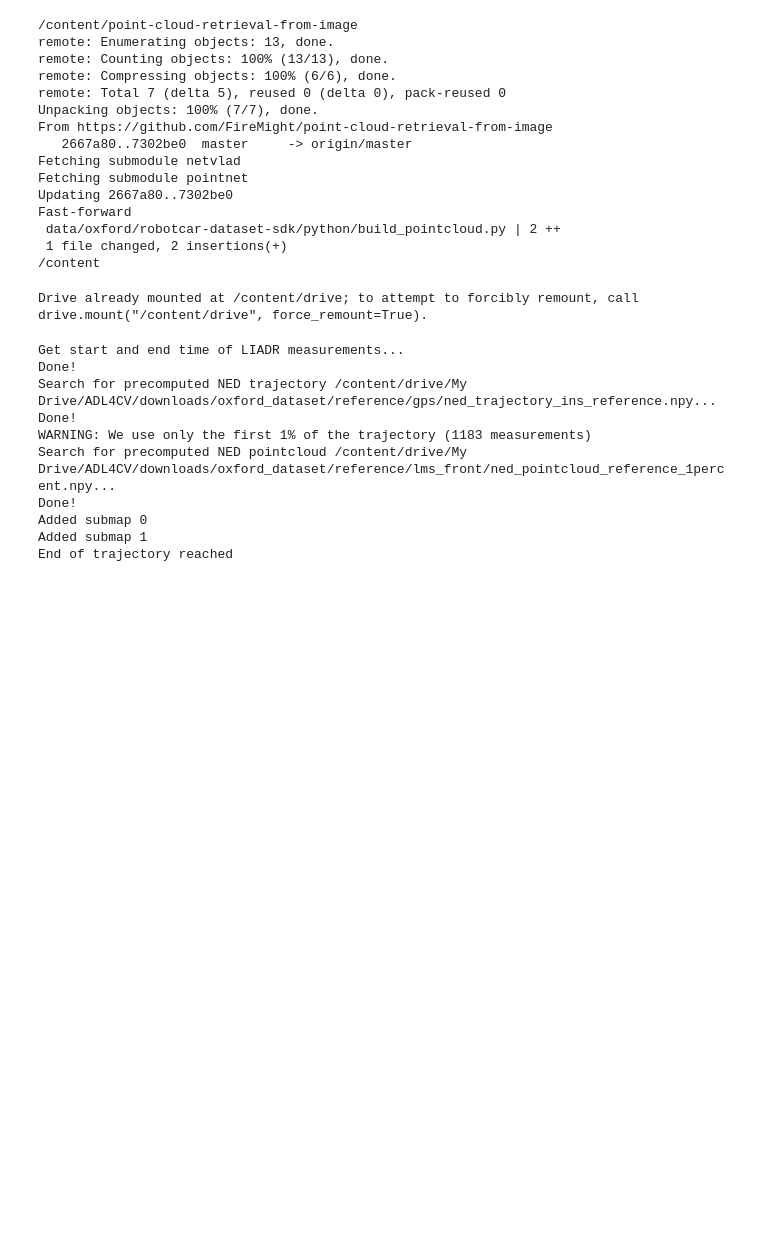
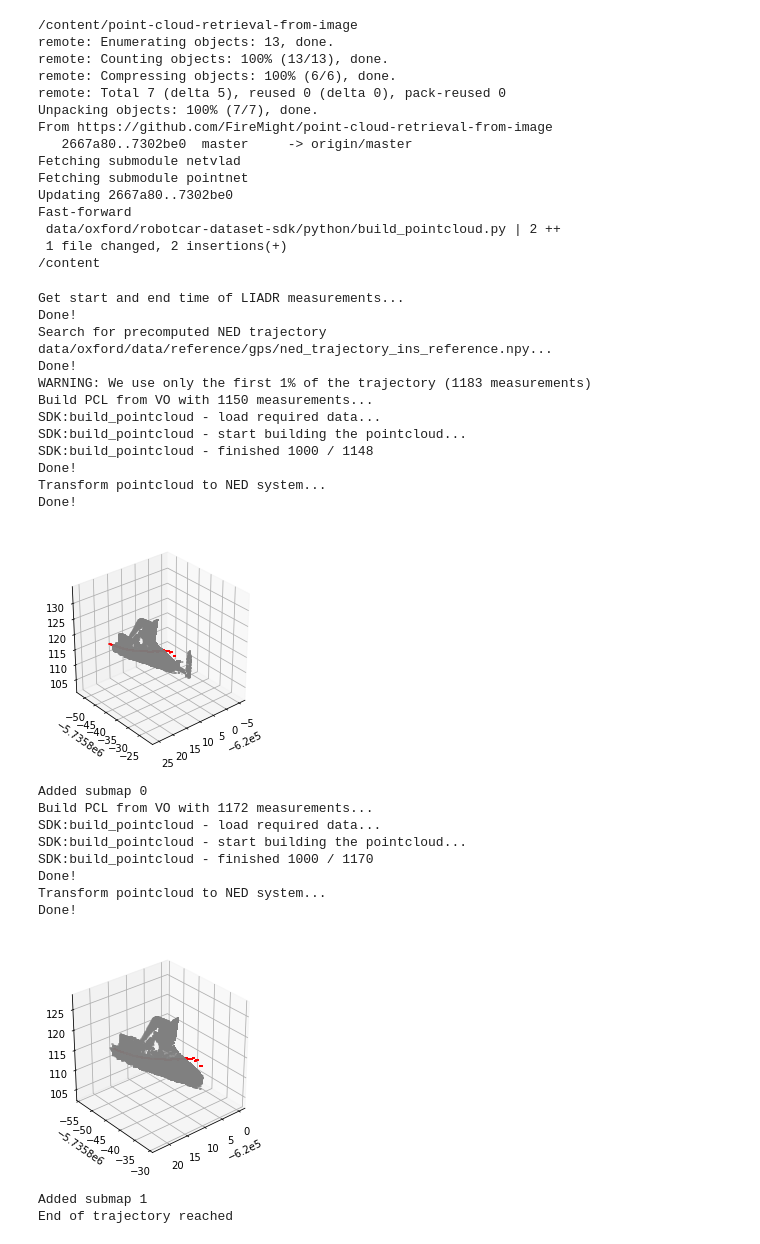
Before and after one commit to FireMight/point-cloud-retrieval-from-image, a Jupyter notebook: generate_pcl_submaps.ipynb, the cells around one changed output. Saved outputs shown, nothing was run; the diff lists cells and outputs as text; code cells hidden in the pictures; blank space fills up the shorter version.

Commit message:
Added VO submap generation to notebook

```diff
--- a/generate_pcl_submaps.ipynb
+++ b/generate_pcl_submaps.ipynb
@@ -47,5 +52,9 @@ import build_pointcloud as sdk_pcl
 # %%
+# For Google colab
+from google.colab import drive
 drive.mount('/content/drive')
+
+sdk_dir = '/content/point-cloud-retrieval-from-image/data/oxford/robotcar-dataset-sdk'
 project_dir = '/content/drive/My Drive/ADL4CV'
 
 run_id = 'reference'
@@ -55,6 +64,16 @@ lms_timestamps_file = data_dir + '/lms_front.timestamps'
 gps_dir = data_dir + '/gps'
 ins_data_file = gps_dir + '/ins.csv'
 extrinsics_dir = sdk_dir + '/extrinsics'
-# %% [output]
-Drive already mounted at /content/drive; to attempt to forcibly remount, call drive.mount("/content/drive", force_remount=True).
+# %%
+# For local use
+sdk_dir = 'data/oxford/robotcar-dataset-sdk'
+
+run_id = 'reference'
+data_dir = 'data/oxford/data/'  + run_id
+lms_dir = data_dir + '/lms_front'
+lms_timestamps_file = data_dir + '/lms_front.timestamps'
+gps_dir = data_dir + '/gps'
+vo_data_file = data_dir + '/vo/vo.csv'
+ins_data_file = gps_dir + '/ins.csv'
+extrinsics_dir = sdk_dir + '/extrinsics'
 # %%
@@ -314,16 +440,30 @@ class PointcloudLoader():
 # %%
 pcl_loader = PointcloudLoader()
 pcl_loader.load_ned_trajectory(subset_split=0.01)
-pcl_loader.load_ned_pointcloud()
-pcl_loader.generate_submaps(20, 1, width=40)
+#pcl_loader.load_ned_pointcloud()
+pcl_loader.generate_submaps(20, 1, width=40, plot=True)
 # %% [output]
 Get start and end time of LIADR measurements...
 Done!
-Search for precomputed NED trajectory /content/drive/My Drive/ADL4CV/downloads/oxford_dataset/reference/gps/ned_trajectory_ins_reference.npy...
+Search for precomputed NED trajectory data/oxford/data/reference/gps/ned_trajectory_ins_reference.npy...
 Done!
 WARNING: We use only the first 1% of the trajectory (1183 measurements)
-Search for precomputed NED pointcloud /content/drive/My Drive/ADL4CV/downloads/oxford_dataset/reference/lms_front/ned_pointcloud_reference_1percent.npy...
+Build PCL from VO with 1150 measurements...
+SDK:build_pointcloud - load required data...
+SDK:build_pointcloud - start building the pointcloud...
+SDK:build_pointcloud - finished 1000 / 1148
 Done!
-Added submap 0
-Added submap 1
-End of trajectory reached
+Transform pointcloud to NED system...
+Done!
+[figure, added]
+Added submap 0
+Build PCL from VO with 1172 measurements...
+SDK:build_pointcloud - load required data...
+SDK:build_pointcloud - start building the pointcloud...
+SDK:build_pointcloud - finished 1000 / 1170
+Done!
+Transform pointcloud to NED system...
+Done!
+[figure, added]
+Added submap 1
+End of trajectory reached
```
Also changed, not shown: parts of 3 cells of this notebook.
